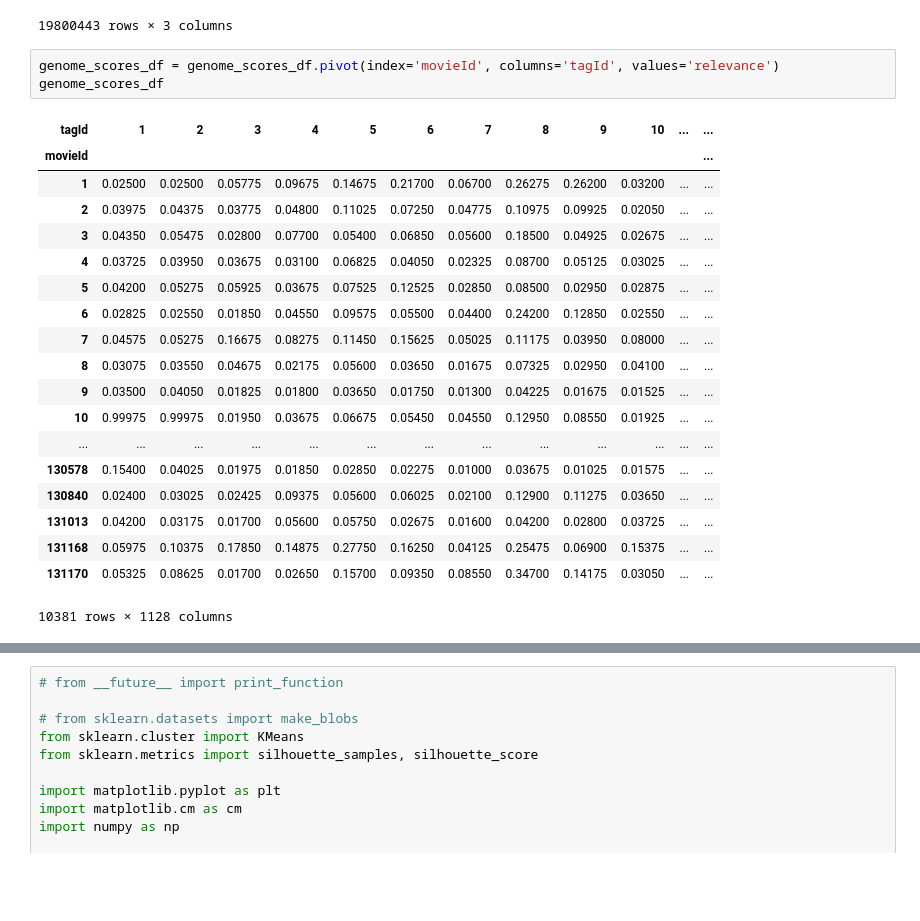
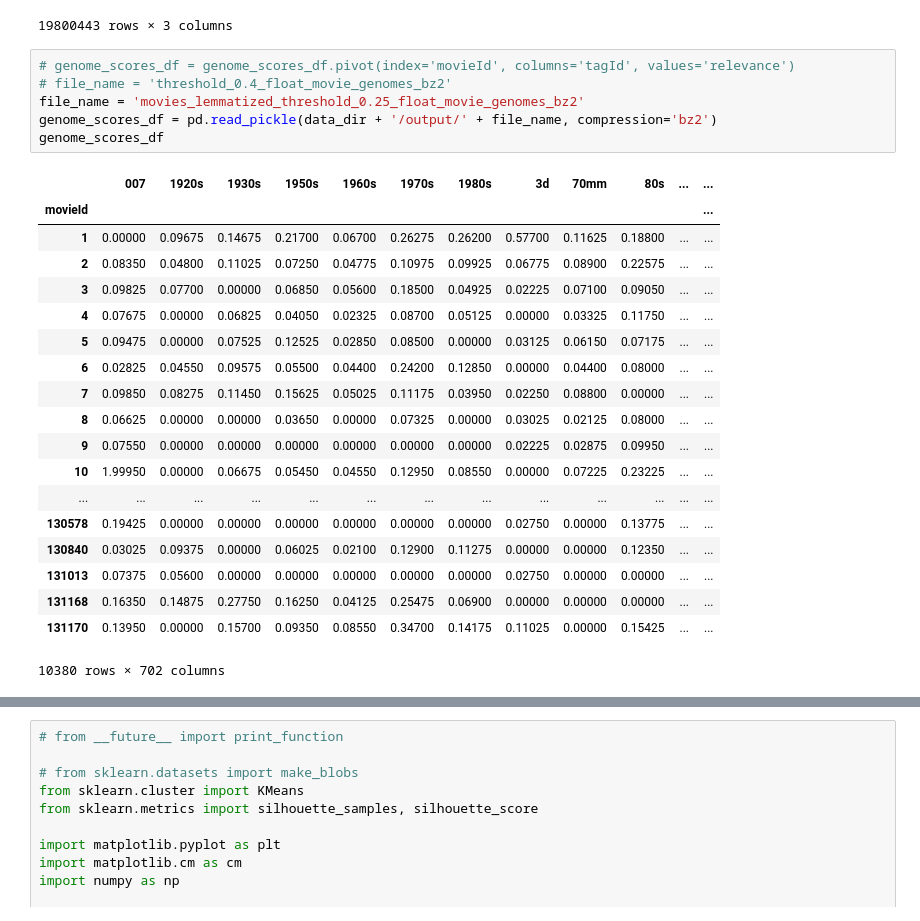
Before and after one commit to aniruddhakal/Recommending-Diverse-And-Serendipitous-Movies-using-Tag-Genome, a Jupyter notebook: ipython_notebooks/DataExploration/DataExploration_ProfilingUsingTagGenome.ipynb, the cells around one changed output, grey strips where cells are left out. Drawn from its saved outputs; the diff is of its cells as text; blank space fills up the shorter version.

```diff
--- a/ipython_notebooks/DataExploration/DataExploration_ProfilingUsingTagGenome.ipynb
+++ b/ipython_notebooks/DataExploration/DataExploration_ProfilingUsingTagGenome.ipynb
@@ -41,25 +41,28 @@ ratings_df
 | 20000262 | 138493 | 71619 | 2.5 |
 19800443 rows × 3 columns
 # %%
-genome_scores_df = genome_scores_df.pivot(index='movieId', columns='tagId', values='relevance')
+# genome_scores_df = genome_scores_df.pivot(index='movieId', columns='tagId', values='relevance')
+# file_name = 'threshold_0.4_float_movie_genomes_bz2'
+file_name = 'movies_lemmatized_threshold_0.25_float_movie_genomes_bz2'
+genome_scores_df = pd.read_pickle(data_dir + '/output/' + file_name, compression='bz2')
 genome_scores_df
 # %% [output]
-| tagId | 1 | 2 | 3 | 4 | 5 | 6 | 7 | 8 | 9 | 10 | ... | ... |
+|  | 007 | 1920s | 1930s | 1950s | 1960s | 1970s | 1980s | 3d | 70mm | 80s | ... | ... |
 | movieId |  |  |  |  |  |  |  |  |  |  |  | ... |
-| 1 | 0.02500 | 0.02500 | 0.05775 | 0.09675 | 0.14675 | 0.21700 | 0.06700 | 0.26275 | 0.26200 | 0.03200 | ... | ... |
-| 2 | 0.03975 | 0.04375 | 0.03775 | 0.04800 | 0.11025 | 0.07250 | 0.04775 | 0.10975 | 0.09925 | 0.02050 | ... | ... |
-| 3 | 0.04350 | 0.05475 | 0.02800 | 0.07700 | 0.05400 | 0.06850 | 0.05600 | 0.18500 | 0.04925 | 0.02675 | ... | ... |
-| 4 | 0.03725 | 0.03950 | 0.03675 | 0.03100 | 0.06825 | 0.04050 | 0.02325 | 0.08700 | 0.05125 | 0.03025 | ... | ... |
-| 5 | 0.04200 | 0.05275 | 0.05925 | 0.03675 | 0.07525 | 0.12525 | 0.02850 | 0.08500 | 0.02950 | 0.02875 | ... | ... |
-| 6 | 0.02825 | 0.02550 | 0.01850 | 0.04550 | 0.09575 | 0.05500 | 0.04400 | 0.24200 | 0.12850 | 0.02550 | ... | ... |
-| 7 | 0.04575 | 0.05275 | 0.16675 | 0.08275 | 0.11450 | 0.15625 | 0.05025 | 0.11175 | 0.03950 | 0.08000 | ... | ... |
-| 8 | 0.03075 | 0.03550 | 0.04675 | 0.02175 | 0.05600 | 0.03650 | 0.01675 | 0.07325 | 0.02950 | 0.04100 | ... | ... |
-| 9 | 0.03500 | 0.04050 | 0.01825 | 0.01800 | 0.03650 | 0.01750 | 0.01300 | 0.04225 | 0.01675 | 0.01525 | ... | ... |
-| 10 | 0.99975 | 0.99975 | 0.01950 | 0.03675 | 0.06675 | 0.05450 | 0.04550 | 0.12950 | 0.08550 | 0.01925 | ... | ... |
+| 1 | 0.00000 | 0.09675 | 0.14675 | 0.21700 | 0.06700 | 0.26275 | 0.26200 | 0.57700 | 0.11625 | 0.18800 | ... | ... |
+| 2 | 0.08350 | 0.04800 | 0.11025 | 0.07250 | 0.04775 | 0.10975 | 0.09925 | 0.06775 | 0.08900 | 0.22575 | ... | ... |
+| 3 | 0.09825 | 0.07700 | 0.00000 | 0.06850 | 0.05600 | 0.18500 | 0.04925 | 0.02225 | 0.07100 | 0.09050 | ... | ... |
+| 4 | 0.07675 | 0.00000 | 0.06825 | 0.04050 | 0.02325 | 0.08700 | 0.05125 | 0.00000 | 0.03325 | 0.11750 | ... | ... |
+| 5 | 0.09475 | 0.00000 | 0.07525 | 0.12525 | 0.02850 | 0.08500 | 0.00000 | 0.03125 | 0.06150 | 0.07175 | ... | ... |
+| 6 | 0.02825 | 0.04550 | 0.09575 | 0.05500 | 0.04400 | 0.24200 | 0.12850 | 0.00000 | 0.04400 | 0.08000 | ... | ... |
+| 7 | 0.09850 | 0.08275 | 0.11450 | 0.15625 | 0.05025 | 0.11175 | 0.03950 | 0.02250 | 0.08800 | 0.00000 | ... | ... |
+| 8 | 0.06625 | 0.00000 | 0.00000 | 0.03650 | 0.00000 | 0.07325 | 0.00000 | 0.03025 | 0.02125 | 0.08000 | ... | ... |
+| 9 | 0.07550 | 0.00000 | 0.00000 | 0.00000 | 0.00000 | 0.00000 | 0.00000 | 0.02225 | 0.02875 | 0.09950 | ... | ... |
+| 10 | 1.99950 | 0.00000 | 0.06675 | 0.05450 | 0.04550 | 0.12950 | 0.08550 | 0.00000 | 0.07225 | 0.23225 | ... | ... |
 | ... | ... | ... | ... | ... | ... | ... | ... | ... | ... | ... | ... | ... |
-| 130578 | 0.15400 | 0.04025 | 0.01975 | 0.01850 | 0.02850 | 0.02275 | 0.01000 | 0.03675 | 0.01025 | 0.01575 | ... | ... |
-| 130840 | 0.02400 | 0.03025 | 0.02425 | 0.09375 | 0.05600 | 0.06025 | 0.02100 | 0.12900 | 0.11275 | 0.03650 | ... | ... |
-| 131013 | 0.04200 | 0.03175 | 0.01700 | 0.05600 | 0.05750 | 0.02675 | 0.01600 | 0.04200 | 0.02800 | 0.03725 | ... | ... |
-| 131168 | 0.05975 | 0.10375 | 0.17850 | 0.14875 | 0.27750 | 0.16250 | 0.04125 | 0.25475 | 0.06900 | 0.15375 | ... | ... |
-| 131170 | 0.05325 | 0.08625 | 0.01700 | 0.02650 | 0.15700 | 0.09350 | 0.08550 | 0.34700 | 0.14175 | 0.03050 | ... | ... |
+| 130578 | 0.19425 | 0.00000 | 0.00000 | 0.00000 | 0.00000 | 0.00000 | 0.00000 | 0.02750 | 0.00000 | 0.13775 | ... | ... |
+| 130840 | 0.03025 | 0.09375 | 0.00000 | 0.06025 | 0.02100 | 0.12900 | 0.11275 | 0.00000 | 0.00000 | 0.12350 | ... | ... |
+| 131013 | 0.07375 | 0.05600 | 0.00000 | 0.00000 | 0.00000 | 0.00000 | 0.00000 | 0.02750 | 0.00000 | 0.00000 | ... | ... |
+| 131168 | 0.16350 | 0.14875 | 0.27750 | 0.16250 | 0.04125 | 0.25475 | 0.06900 | 0.00000 | 0.00000 | 0.00000 | ... | ... |
+| 131170 | 0.13950 | 0.00000 | 0.15700 | 0.09350 | 0.08550 | 0.34700 | 0.14175 | 0.11025 | 0.00000 | 0.15425 | ... | ... |
-10381 rows × 1128 columns
+10380 rows × 702 columns
```
Also changed, not shown: parts of 18 cells of this notebook, 11 other files.
